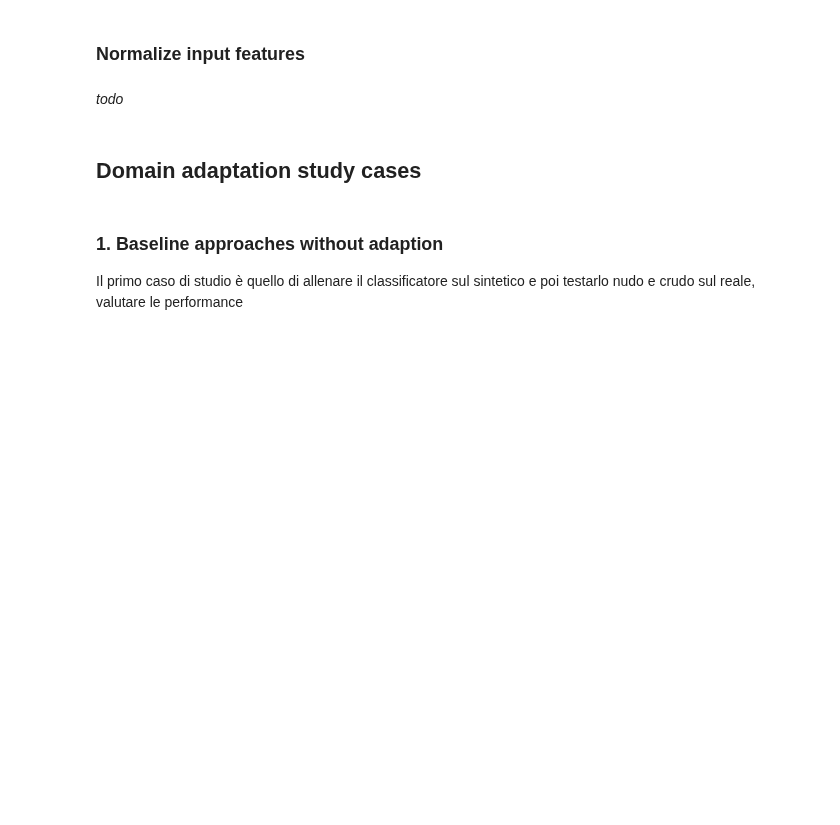
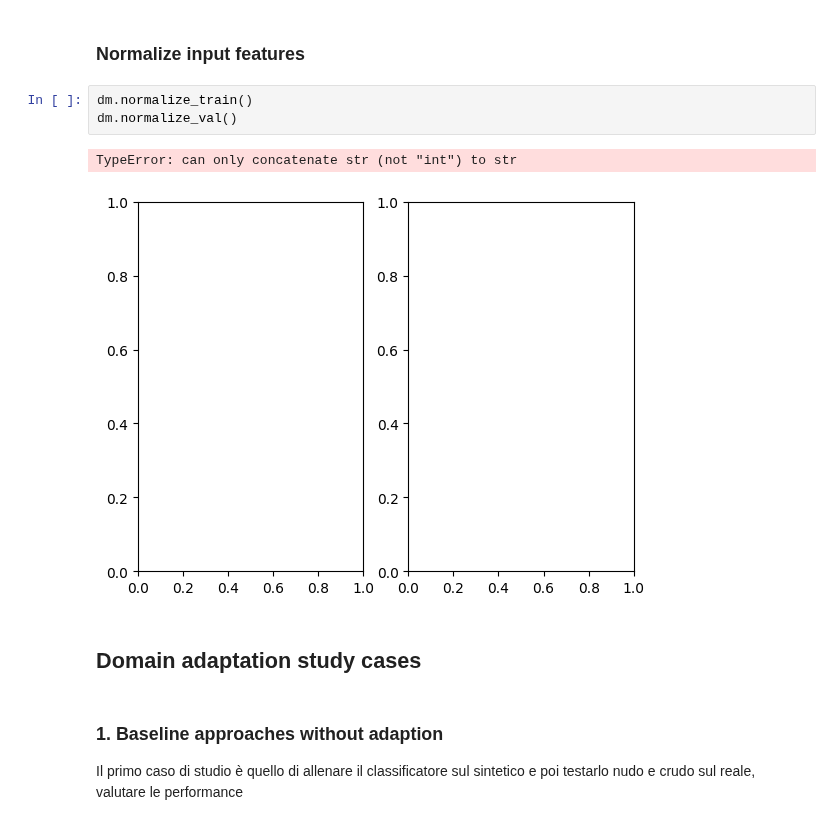
Before and after one commit to wredan/deep-learning-project, a Jupyter notebook: domain_adapt_notebook.ipynb, the cells around one changed output. Cells and saved outputs as stored; diff of their text form; blank space fills up the shorter version.

```diff
--- a/domain_adapt_notebook.ipynb
+++ b/domain_adapt_notebook.ipynb
@@ -491,7 +517,11 @@ len:  18414
 # %% [markdown]
 ### Normalize input features
-# %% [markdown]
-*todo*
+# %%
+dm.normalize_train()
+dm.normalize_val()
+# %% [output]
+TypeError: can only concatenate str (not "int") to str
+[figure, added]
 # %% [markdown]
 ## Domain adaptation study cases
 # %% [markdown]
```
Also changed, not shown: parts of 11 cells of this notebook.
